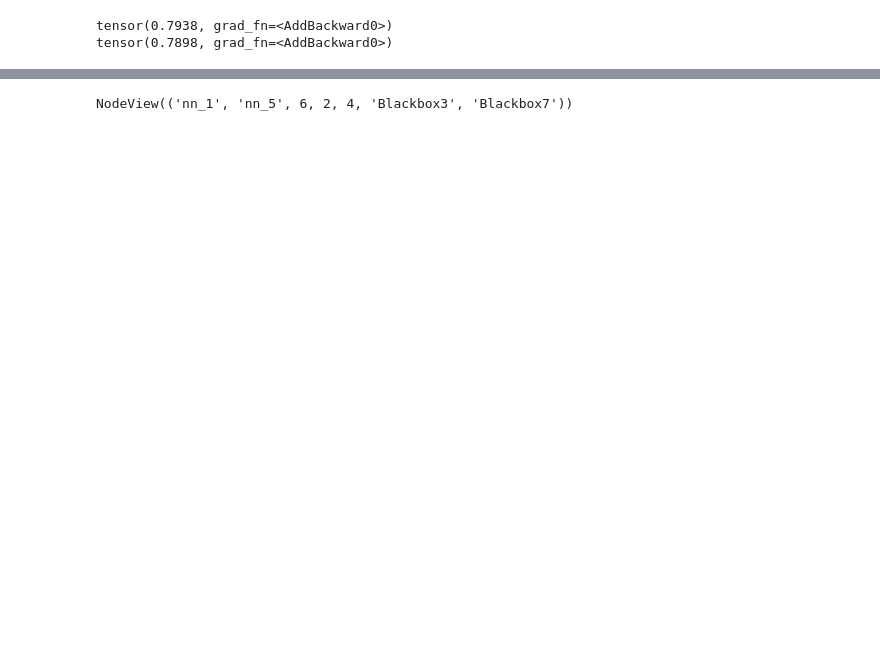
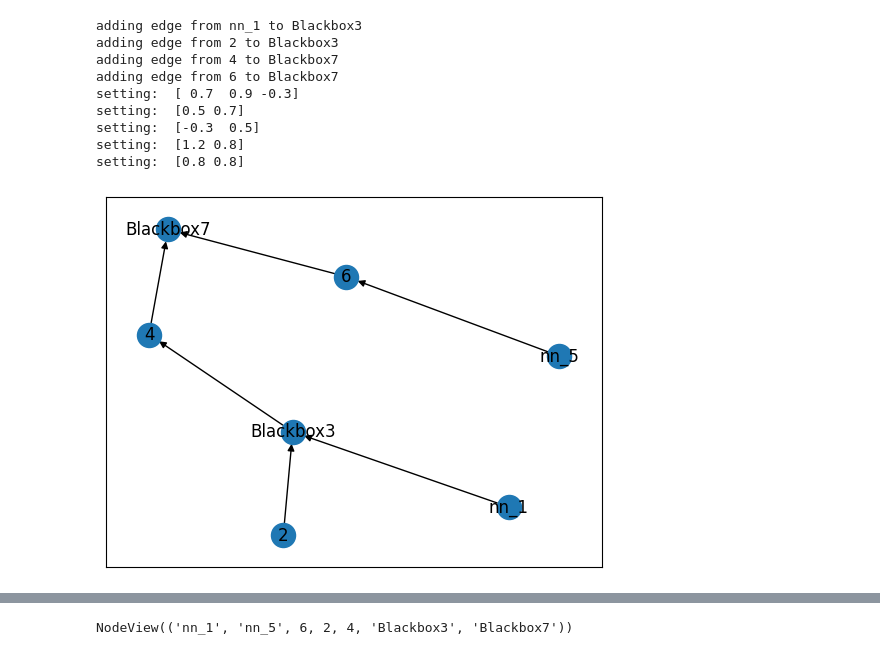
Before and after one commit to chenzhiliang94/AutoAI, a Jupyter notebook: Updated BO with NN.ipynb, the cells around one changed output, grey strips where cells are left out. Cells and saved outputs as stored; diff of their text form; code cells hidden in the pictures; blank space fills up the shorter version.

```diff
--- a/Updated BO with NN.ipynb
+++ b/Updated BO with NN.ipynb
@@ -46,14 +32,0 @@ component=ModelMNIST(local_train_loader=local_mnist_nine, system_train_loader=sy
-# %%
-model = ModelLogistic()
-
-X = np.random.uniform(0, 5, (10, 3))
-y = np.random.randint(0,2,(10,1))
-model.X = torch.Tensor(X)
-model.y = torch.Tensor(y)
-
-print(model.get_local_loss())
-model.do_one_descent_on_local()
-print(model.get_local_loss())
-# %% [output]
-tensor(0.7938, grad_fn=<AddBackward0>)
-tensor(0.7898, grad_fn=<AddBackward0>)
@@ -62 +33,50 @@ optimizer = torch.optim.SGD(model.parameters(), lr=1e-3)
+# %%
+from Models.ModelMNIST import ModelMNIST
+from mnist.MNISTLoader import *
+from helper import *
+
+ground_truth_param_mnist = {"Blackbox7": np.array([0.8,0.8]), 6 : np.array([0.7, 0.9]), 2: np.array([0.5, 0.7]), 12: np.array([0.5, 0.5]), "Blackbox3":np.array([1.2, 0.8]), 4:np.array([-0.3, 0.5]),
+                            8 : np.array([0.7, 0.9]), 9 : np.array([-0.7, 0.9]), 10 : np.array([0.7, 0.9]), 11 : np.array([-0.4, 0.8]), 12 : np.array([-0.4, 0.8, 0.1]), 13 : np.array([-0.4, 0.8, 0.1]), 14:np.array([0.5, 0.8])}
+
+ground_truth_param_mnist_original = {"Blackbox7": np.array([0.8,0.8]), 6 : np.array([0.7, 0.9, -0.3]), 2: np.array([0.5, 0.7]), 12: np.array([0.5, 0.5]), "Blackbox3":np.array([1.2, 0.8]), 4:np.array([-0.3, 0.5]),
+                            8 : np.array([0.7, 0.9]), 9 : np.array([-0.7, 0.9]), 10 : np.array([0.7, 0.9]), 11 : np.array([-0.4, 0.8]), 12 : np.array([-0.4, 0.8, 0.1]), 13 : np.array([-0.4, 0.8, 0.1]), 14:np.array([0.5, 0.8])}
+# %%
+
+data_generation_seed = 99
+bb_component_noise = -0.1
+grad_descent_starting_seed = 800
+
+# noises = [-1.0, -0.5, -0.2, 0.2, 0.5, 1.0]
+# data_generation_seeds = [99]
+# for bb_component_noise in noises:
+#     for data_generation_seed in data_generation_seeds:
+#         grad_descent_starting_seed = 800
+#         dg_nn = create_mnist_system(ground_truth_param_mnist, noise=bb_component_noise, seed=data_generation_seed)
+#         #nx.draw_networkx(dg_nn)
+#         #grad descent
+#         dg_nn.to_perturb = True
+#         dg_nn.random_initialize_param(grad_descent_starting_seed)
+#         # dg_nn.random_initialize_param(23)
+#         lower_bound_local_loss, all_loss = show_system_loss_from_grad_descent(dg_nn, itr=500, plot=True)
+#         lower_bound_local_loss = [x.detach().cpu().numpy() for x in lower_bound_local_loss]
+#         print("minimum system loss: ", min(all_loss["system"]))
+
+data_generation_seed = 99
+bb_component_noise = 0.3
+grad_descent_starting_seed = 800
+dg_nn = create_mnist_system_original(ground_truth_param_mnist_original, noise=bb_component_noise, seed=data_generation_seed)
+dg_nn.to_perturb = True
+nx.draw_networkx(dg_nn)
+plt.show()
+# %% [output]
+adding edge from nn_1 to Blackbox3
+adding edge from 2 to Blackbox3
+adding edge from 4 to Blackbox7
+adding edge from 6 to Blackbox7
+setting:  [ 0.7  0.9 -0.3]
+setting:  [0.5 0.7]
+setting:  [-0.3  0.5]
+setting:  [1.2 0.8]
+setting:  [0.8 0.8]
+[figure, added]
 # %%
```
Also changed, not shown: parts of 17 cells of this notebook, 23 other files.
